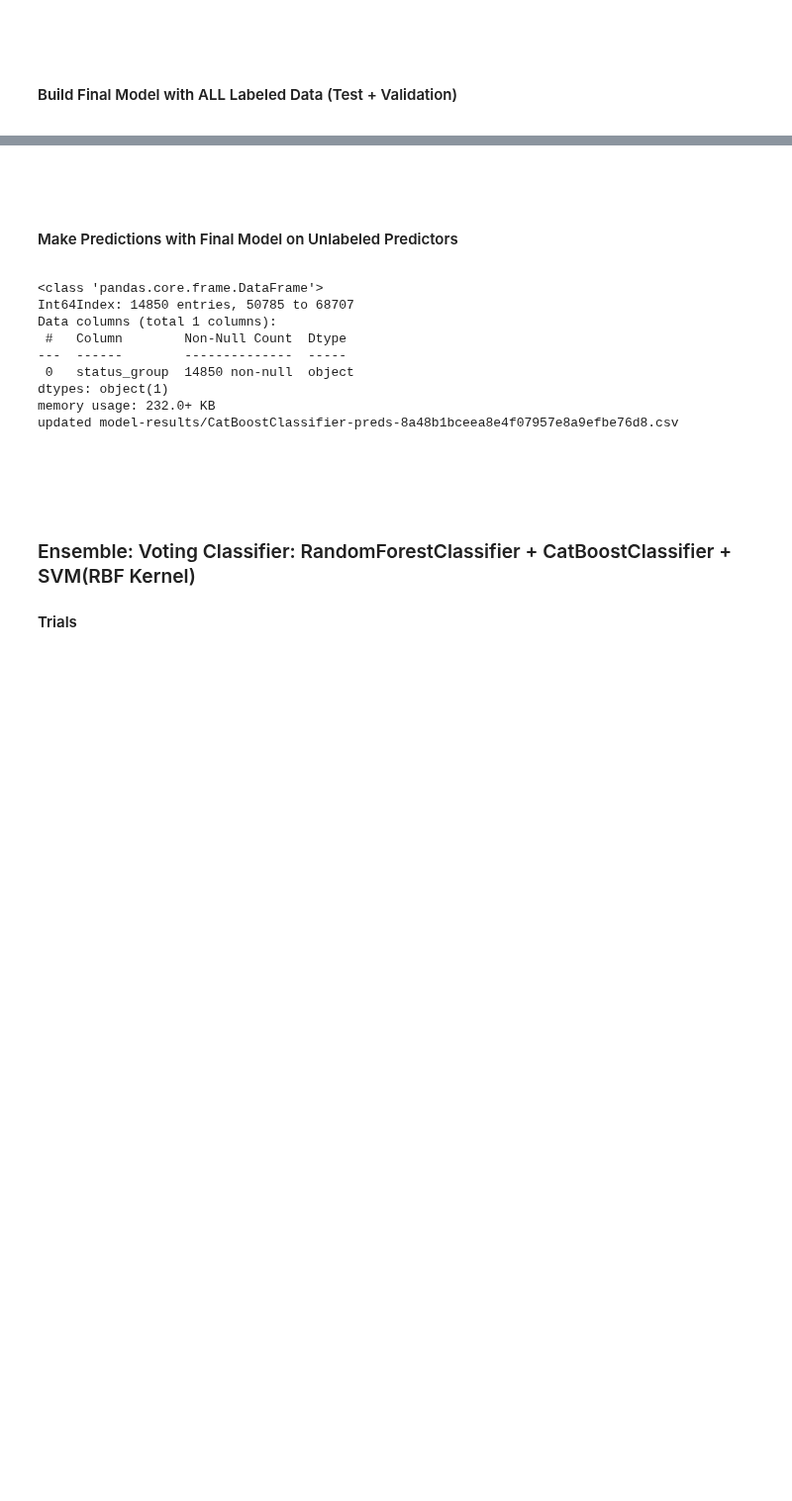
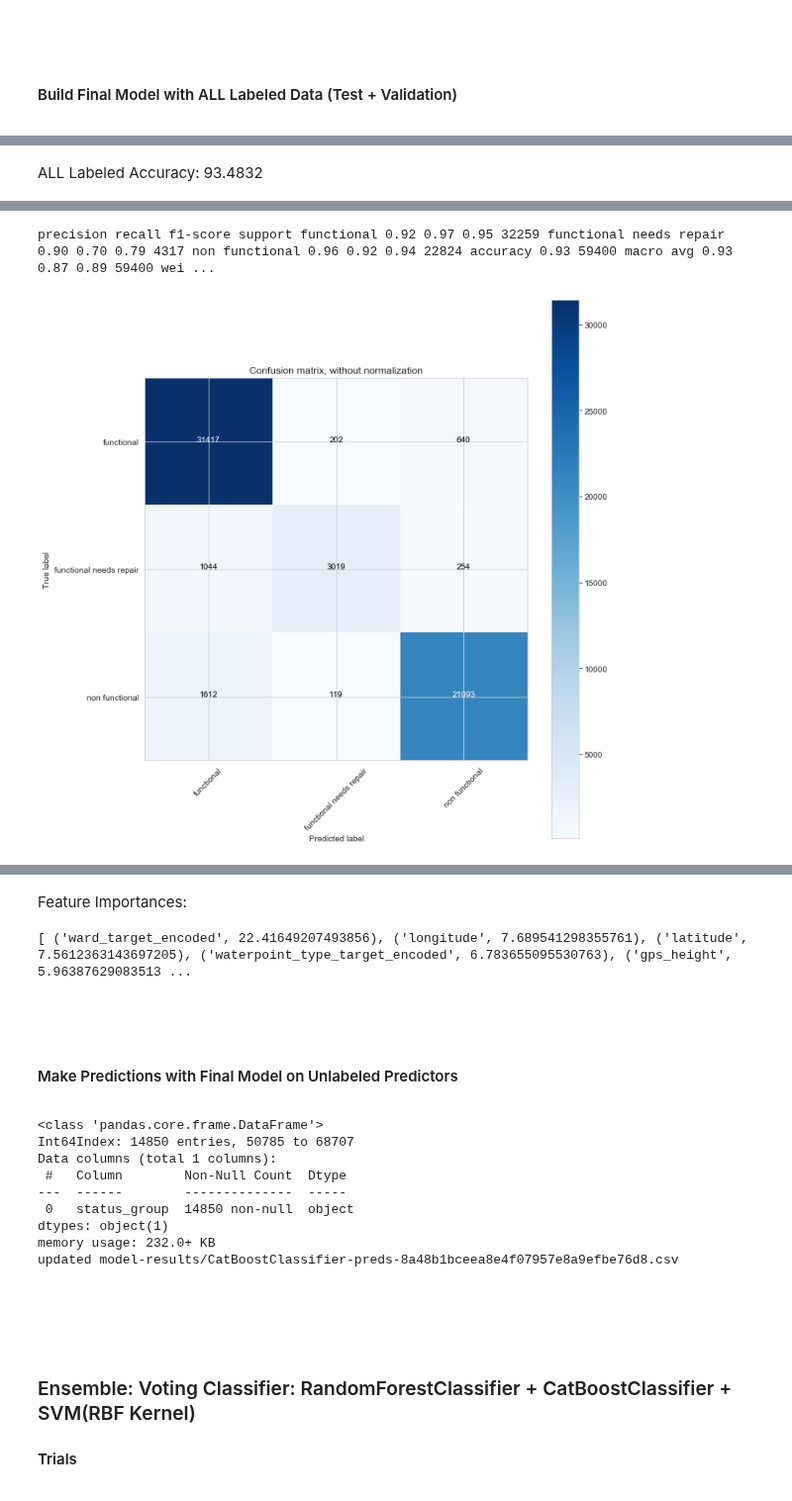
Before and after one commit to sacontreras/dsc-mod-3-project-v2-1-online-ds-sp-000, a Jupyter notebook: models.ipynb, the cells around one changed output, grey strips where cells are left out. Shown at 99% size. Drawn from its saved outputs; the diff is of its cells as text; code cells hidden in the pictures; blank space fills up the shorter version.

```diff
--- a/models.ipynb
+++ b/models.ipynb
@@ -600,7 +689,3 @@ if run_dtclf:
-# %%
-if run_dtclf:
-    bagging_dtclf, _, model_results = clf_run_trial(BaggingClassifier(base_estimator=dtclf, n_estimators=500, random_state=SEED), {}, {})
-    pred_unlabeled = bagging_dtclf.predict(data_unlabeled)
 # %% [markdown]
 <p><br><br>
 <h4>Build Final Model with ALL Labeled Data (Test + Validation)</h4>
@@ -773,3 +978,16 @@ if run_xgbclf:
+# %%
+if run_xgbclf:
+    xgbclf = XGBClassifier()
+    del best_parameters['random_state']
+    xgbclf.set_params(**best_parameters)
+    xgbclf.fit(data_ALL_labeled, labels_encoded.status_group)
+    pred_ALL = xgbclf.predict(data_ALL_labeled)
+    summarize_preds(xgbclf, data_ALL_labeled, labels_encoded.status_group, pred_ALL, 'ALL Labeled', classes);
+
+    if hasattr(xgbclf, 'feature_importances_'):
+        render_HTML("<p><br>", fname=get_trials_log_fname(xgbclf))
+        render_HTML("Feature Importances:", fname=get_trials_log_fname(xgbclf))
+        render_HTML(f"<pre>{pprint.pformat(model_results['modeling_results'][xgbclf.__class__.__name__]['feature_importances'], indent=4)}</pre><p><br><br>", fname=get_trials_log_fname(xgbclf))
 # %% [markdown]
 <p><br><br>
 <h4>Make Predictions with Final Model on Unlabeled Predictors</h4>
@@ -846,0 +1059,14 @@ if run_cbclf:
+# %%
+if run_cbclf:
+    cbclf = CatBoostClassifier(verbose=False)
+    del best_parameters['random_state']
+    cbclf.set_params(**best_parameters)
+    cbclf.fit(data_ALL_labeled, labels_encoded.status_group)
+    pred_ALL = cbclf.predict(data_ALL_labeled)
+    summarize_preds(cbclf, data_ALL_labeled, labels_encoded.status_group, pred_ALL, 'ALL Labeled', classes);
+
+    if hasattr(cbclf, 'feature_importances_'):
+        render_HTML("<p><br>", fname=get_trials_log_fname(cbclf))
+        render_HTML("Feature Importances:", fname=get_trials_log_fname(cbclf))
+        render_HTML(f"<pre>{pprint.pformat(model_results['modeling_results'][cbclf.__class__.__name__]['feature_importances'], indent=4)}</pre><p><br><br>", fname=get_trials_log_fname(cbclf))
+# %% [output]
@@ -846,0 +1074 @@ if run_cbclf:
+ALL Labeled Accuracy: 93.4832
@@ -846,0 +1076,2 @@ if run_cbclf:
+precision recall f1-score support functional 0.92 0.97 0.95 32259 functional needs repair 0.90 0.70 0.79 4317 non functional 0.96 0.92 0.94 22824 accuracy 0.93 59400 macro avg 0.93 0.87 0.89 59400 wei ...
+[figure, added]
@@ -847,3 +1079,5 @@ if run_cbclf:
+Feature Importances:
+[ ('ward_target_encoded', 22.41649207493856), ('longitude', 7.689541298355761), ('latitude', 7.5612363143697205), ('waterpoint_type_target_encoded', 6.783655095530763), ('gps_height', 5.96387629083513 ...
 # %% [markdown]
 <p><br><br>
 <h4>Make Predictions with Final Model on Unlabeled Predictors</h4>
```
Also changed, not shown: parts of 26 cells of this notebook, 6 other files.
